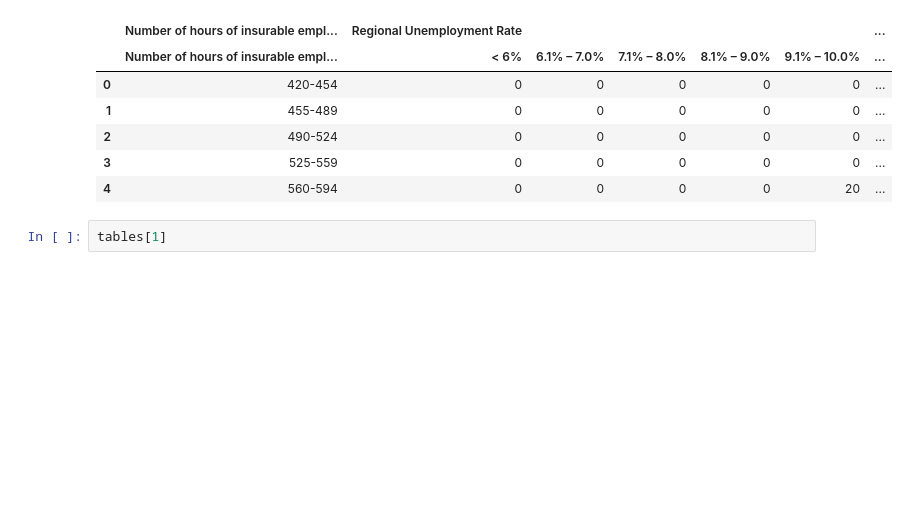
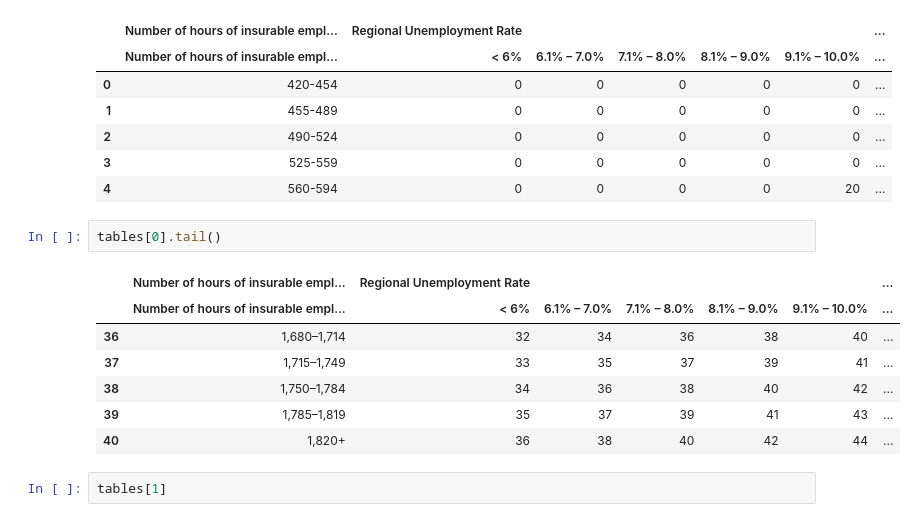
Before and after one commit to yahiakala/data-science-galeria, a Jupyter notebook: income-tax/1-yk-federal-taxes.ipynb, the cells around one changed output. Drawn from its saved outputs; the diff is of its cells as text; blank space fills up the shorter version.

```diff
--- a/income-tax/1-yk-federal-taxes.ipynb
+++ b/income-tax/1-yk-federal-taxes.ipynb
@@ -58,6 +62,16 @@ tables[0].head()
 | 2 | 490-524 | 0 | 0 | 0 | 0 | 0 | ... |
 | 3 | 525-559 | 0 | 0 | 0 | 0 | 0 | ... |
 | 4 | 560-594 | 0 | 0 | 0 | 0 | 20 | ... |
+# %%
+tables[0].tail()
+# %% [output]
+|  | Number of hours of insurable empl... | Regional Unemployment Rate |  |  |  |  | ... |
+|  | Number of hours of insurable empl... | < 6% | 6.1% – 7.0% | 7.1% – 8.0% | 8.1% – 9.0% | 9.1% – 10.0% | ... |
+| 36 | 1,680–1,714 | 32 | 34 | 36 | 38 | 40 | ... |
+| 37 | 1,715–1,749 | 33 | 35 | 37 | 39 | 41 | ... |
+| 38 | 1,750–1,784 | 34 | 36 | 38 | 40 | 42 | ... |
+| 39 | 1,785–1,819 | 35 | 37 | 39 | 41 | 43 | ... |
+| 40 | 1,820+ | 36 | 38 | 40 | 42 | 44 | ... |
 # %%
 tables[1]
 # %% [output]
```
Also changed, not shown: parts of 13 cells of this notebook, 1 other file.
